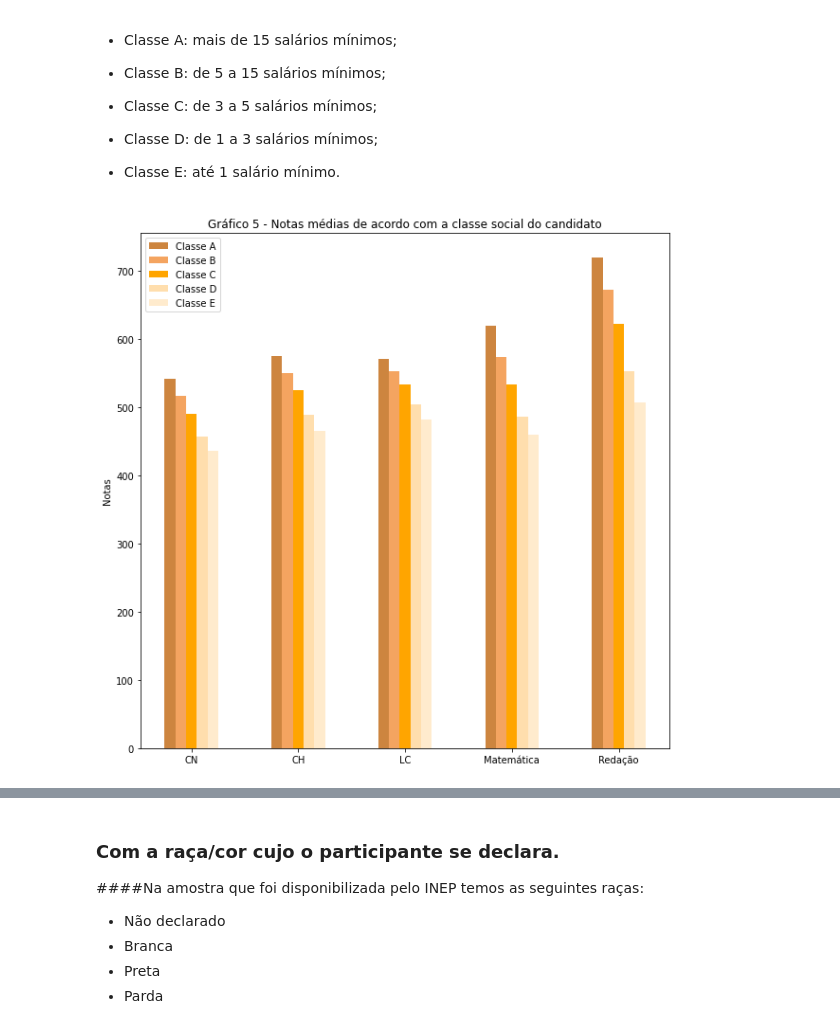
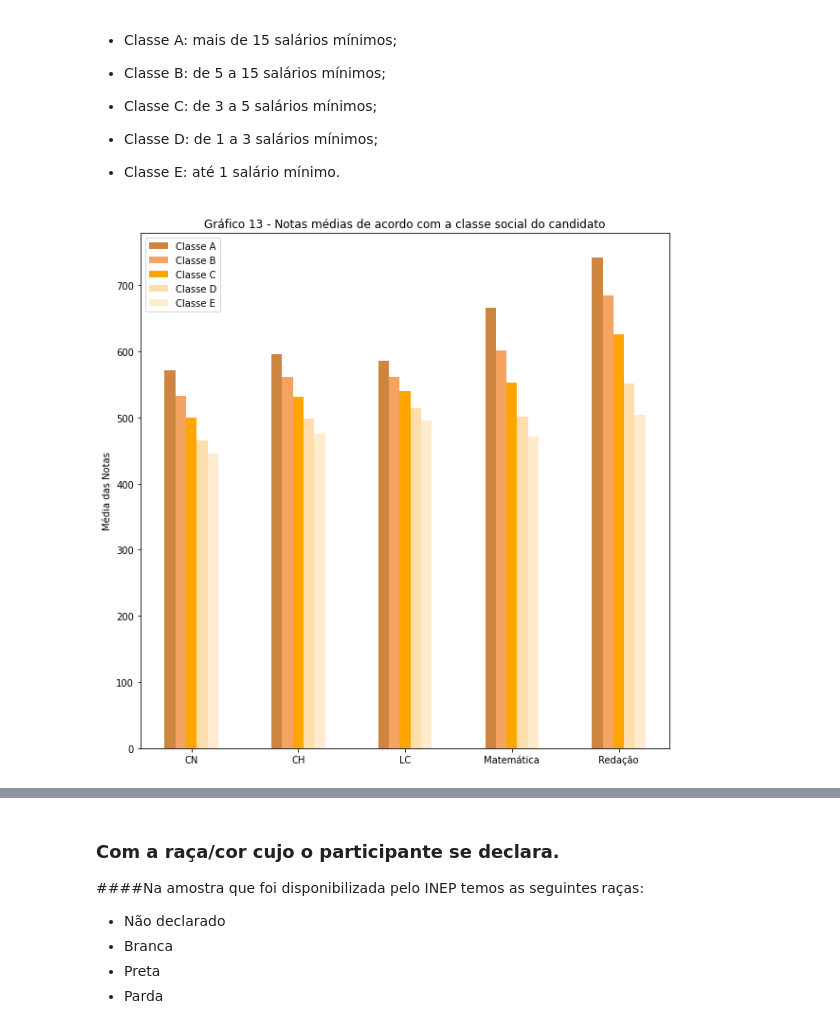
Before and after one commit to henriquecl/DataSciene_Destrinchando_o_ENEM, a Jupyter notebook: Brincando_com_o_ENEM.ipynb, the cells around one changed output, grey strips where cells are left out. Cells and saved outputs as stored; diff of their text form; code cells hidden in the pictures.

```diff
--- a/Brincando_com_o_ENEM.ipynb
+++ b/Brincando_com_o_ENEM.ipynb
@@ -8,6 +8,7 @@ import chardet
 import matplotlib.pyplot as plt
 import numpy as np
 import seaborn as sns
+plt.rcParams['figure.figsize'] = [10, 10]
 
 # Utilizada para identificar o tipo de encoding do dataset
 #with open("/content/drive/My Drive/Dados_ENEM/dados10.csv", 'rb') as rawdata:
@@ -1104,45 +1120,45 @@ percentual_privad_naoresp = (media_notas_privadas/media_notas_naoresp - 1)*100
 # %%
 # Criando o vetor de notas nas competências e a renda do participante.
 notas_renda = notas.copy()
 notas_renda.append("Q006")
 
 # Criação do filtro das classes
 classeE = "Q006 == 'A' or Q006 == 'B'"
 classeD = "Q006 == 'C' or Q006 == 'D' or Q006 == 'E' or Q006 == 'F'"
 classeC = "Q006 == 'G' or Q006 == 'H'"
 classeB = "Q006 == 'I' or Q006 == 'J' or Q006 == 'K' or Q006 == 'L' or Q006 == 'M' or Q006 == 'N' or Q006 == 'O'"
 classeA = "Q006 == 'P' or Q006 == 'Q'"
 
 # Obtenção dos DataFrames com o devido filtro.
-classeE_norte = dados_norte[notas_renda].query(classeE).dropna().mean()
-classeD_norte = dados_norte[notas_renda].query(classeD).dropna().mean()
-classeC_norte = dados_norte[notas_renda].query(classeC).dropna().mean()
-classeB_norte = dados_norte[notas_renda].query(classeB).dropna().mean()
-classeA_norte = dados_norte[notas_renda].query(classeA).dropna().mean()
+classeE_CO = dados_CO[notas_renda].query(classeE).dropna().mean()
+classeD_CO = dados_CO[notas_renda].query(classeD).dropna().mean()
+classeC_CO = dados_CO[notas_renda].query(classeC).dropna().mean()
+classeB_CO = dados_CO[notas_renda].query(classeB).dropna().mean()
+classeA_CO = dados_CO[notas_renda].query(classeA).dropna().mean()
 
 #Plot do gráfico
 plt.rcParams['figure.figsize'] = [10, 10]  # Essa linha que fez a imagem ficar maior
 fig, ax = plt.subplots()
-rects1 = ax.bar(x +0.00 , classeA_norte ,color = 'peru' ,width=0.1, label='Classe A')
-rects2 = ax.bar(x +0.10 , classeB_norte ,color= 'sandybrown',  width=0.1, label='Classe B')
-rects3 = ax.bar(x +0.20 , classeC_norte ,color = 'orange' ,width=0.1, label='Classe C')
-rects4 = ax.bar(x +0.30 , classeD_norte ,color = 'navajowhite' ,width=0.1, label='Classe D')
-rects5 = ax.bar(x +0.40 , classeE_norte,color = 'blanchedalmond' ,width=0.1, label='Classe E')
-ax.set_ylabel('Notas')
+rects1 = ax.bar(x +0.00 , classeA_CO ,color = 'peru' ,width=0.1, label='Classe A')
+rects2 = ax.bar(x +0.10 , classeB_CO ,color= 'sandybrown',  width=0.1, label='Classe B')
+rects3 = ax.bar(x +0.20 , classeC_CO ,color = 'orange' ,width=0.1, label='Classe C')
+rects4 = ax.bar(x +0.30 , classeD_CO ,color = 'navajowhite' ,width=0.1, label='Classe D')
+rects5 = ax.bar(x +0.40 , classeE_CO,color = 'blanchedalmond' ,width=0.1, label='Classe E')
+ax.set_ylabel('Média das Notas')
 #plt.figure(figsize=(10,8))
-ax.set_title('Gráfico 5 - Notas médias de acordo com a classe social do candidato')
+ax.set_title('Gráfico 13 - Notas médias de acordo com a classe social do candidato')
 ax.set_xticks(x + 0.2)
 ax.set_xticklabels(['CN', 'CH', 'LC', 'Matemática', 'Redação'])
 ax.legend(loc=0)
 plt.show()
 
 # Diferença percentual entre a classe A e as demais
-percentualAE = (classeA_norte/classeE_norte - 1) * 100
-percentualAD = (classeA_norte/classeD_norte - 1) * 100
-percentualAC = (classeA_norte/classeC_norte - 1) * 100
-percentualAB = (classeA_norte/classeB_norte - 1) * 100
+percentualAE_CO = (classeA_CO/classeE_CO - 1) * 100
+percentualAD_CO = (classeA_CO/classeD_CO - 1) * 100
+percentualAC_CO = (classeA_CO/classeC_CO - 1) * 100
+percentualAB_CO = (classeA_CO/classeB_CO - 1) * 100
 # %% [output]
-[figure, old version]
+[figure, new version]
 # %% [markdown]
 #### Analisando o Gráfico 5 é de fácil percepção o quanto os alunos cujo possuem renda superior tiram notas maiores dos que possuem renda inferior. Para termos uma ideia do abismo que existe entre a classe A, e as demais classes vamos analisar a diferença percentual entre eles.
 
```
Also changed, not shown: parts of 36 cells of this notebook.
